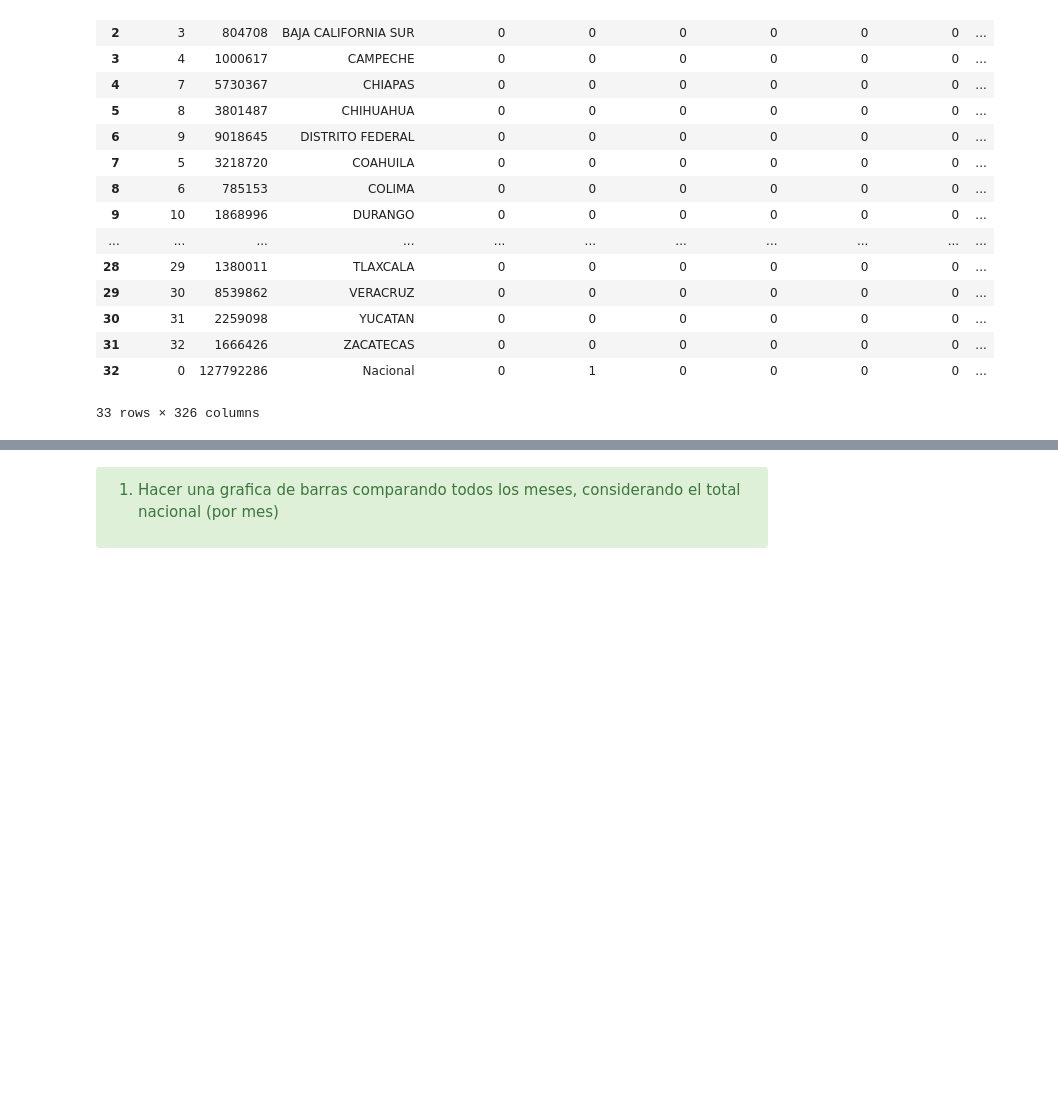
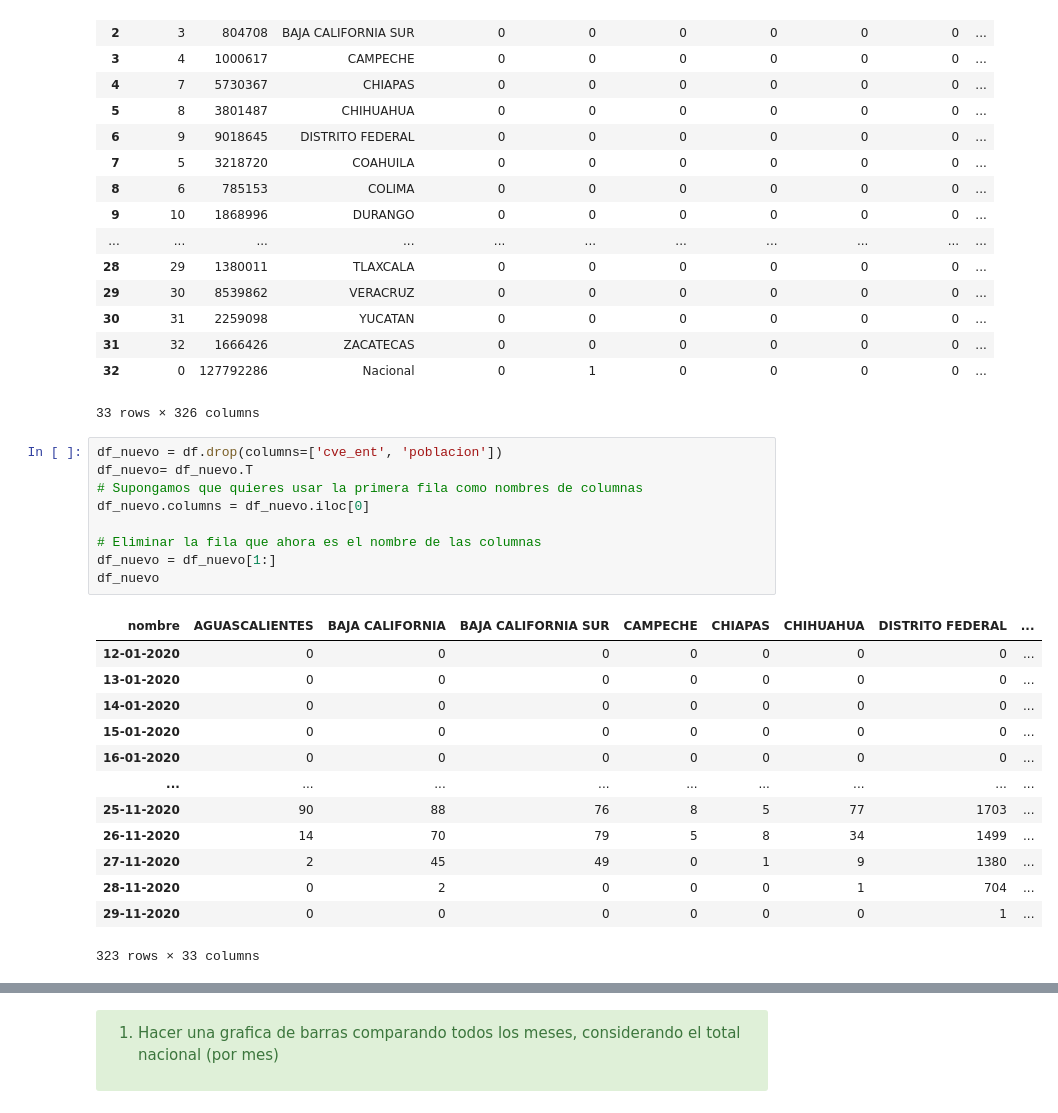
Before and after one commit to depresionTropical/data-science-class, a Jupyter notebook: CD_12_Visualizacion_Matplotlib/CD_12_Ejercicio_VictorHugo-MartinezGonzalez.ipynb, the cells around one changed output, grey strips where cells are left out. Cells and saved outputs as stored; diff of their text form; blank space fills up the shorter version.

```diff
--- a/CD_12_Visualizacion_Matplotlib/CD_12_Ejercicio_VictorHugo-MartinezGonzalez.ipynb
+++ b/CD_12_Visualizacion_Matplotlib/CD_12_Ejercicio_VictorHugo-MartinezGonzalez.ipynb
@@ -181,3 +181,26 @@ df
 | 31 | 32 | 1666426 | ZACATECAS | 0 | 0 | 0 | 0 | 0 | 0 | ... |
 | 32 | 0 | 127792286 | Nacional | 0 | 1 | 0 | 0 | 0 | 0 | ... |
 33 rows × 326 columns
+# %%
+df_nuevo = df.drop(columns=['cve_ent', 'poblacion'])
+df_nuevo= df_nuevo.T
+# Supongamos que quieres usar la primera fila como nombres de columnas
+df_nuevo.columns = df_nuevo.iloc[0]
+
+# Eliminar la fila que ahora es el nombre de las columnas
+df_nuevo = df_nuevo[1:]
+df_nuevo
+# %% [output]
+| nombre | AGUASCALIENTES | BAJA CALIFORNIA | BAJA CALIFORNIA SUR | CAMPECHE | CHIAPAS | CHIHUAHUA | DISTRITO FEDERAL | ... |
+| 12-01-2020 | 0 | 0 | 0 | 0 | 0 | 0 | 0 | ... |
+| 13-01-2020 | 0 | 0 | 0 | 0 | 0 | 0 | 0 | ... |
+| 14-01-2020 | 0 | 0 | 0 | 0 | 0 | 0 | 0 | ... |
+| 15-01-2020 | 0 | 0 | 0 | 0 | 0 | 0 | 0 | ... |
+| 16-01-2020 | 0 | 0 | 0 | 0 | 0 | 0 | 0 | ... |
+| ... | ... | ... | ... | ... | ... | ... | ... | ... |
+| 25-11-2020 | 90 | 88 | 76 | 8 | 5 | 77 | 1703 | ... |
+| 26-11-2020 | 14 | 70 | 79 | 5 | 8 | 34 | 1499 | ... |
+| 27-11-2020 | 2 | 45 | 49 | 0 | 1 | 9 | 1380 | ... |
+| 28-11-2020 | 0 | 2 | 0 | 0 | 0 | 1 | 704 | ... |
+| 29-11-2020 | 0 | 0 | 0 | 0 | 0 | 0 | 1 | ... |
+323 rows × 33 columns
```
Also changed, not shown: parts of 6 cells of this notebook, 2 other files.
